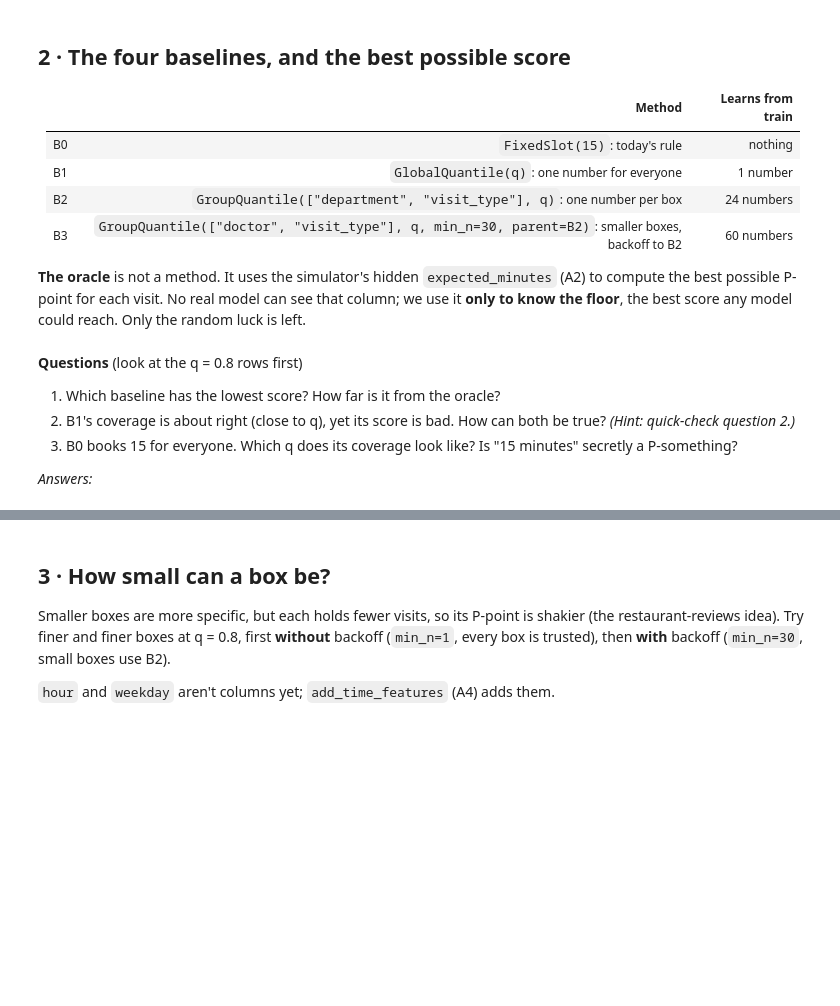
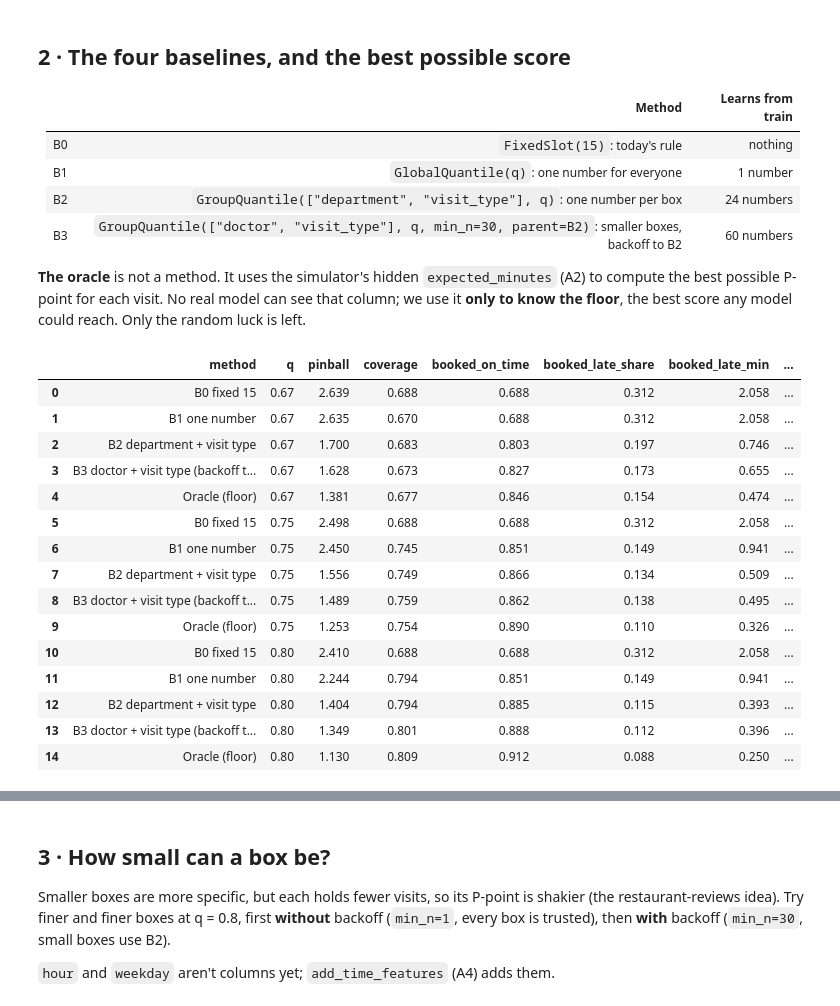
Before and after one commit to rocksolid911/slot-pred-using-lightGBM-XGBoost, a Jupyter notebook: notebooks/A05_baselines.ipynb, the cells around one changed output, grey strips where cells are left out. Drawn from its saved outputs; the diff is of its cells as text; code cells hidden in the pictures; blank space fills up the shorter version.

Commit message:
Lesson A5 done: score functions, baselines with backoff, June leaderboard and A5 lab page

```diff
--- a/notebooks/A05_baselines.ipynb
+++ b/notebooks/A05_baselines.ipynb
@@ -87,14 +95,34 @@ def baselines(q):
 # %%
 # TODO(you): build the June leaderboard for every q in Q_CANDIDATES.
 # For each q:
 #   for each (name, method) in baselines(q).items():
 #       method.fit(train); pred = method.predict(valid); add evaluate(y, pred, q, name) to a list
 #   also add evaluate(y, oracle_quantile(expected, q, NOISE_SIGMA), q, "Oracle (floor)")
 # Then: board = as_frame(rows); display it.
+
+rows = []
+for q in Q_CANDIDATES:
+    for name, method in baselines(q).items():
+        method.fit(train)
+        pred = method.predict(valid)
+        rows.append(evaluate(y, pred, q, name))
+    rows.append(evaluate(y, oracle_quantile(expected, q, NOISE_SIGMA), q, "Oracle (floor)"))
+board = as_frame(rows)
+display(board)
+# %% [output]
+|  | method | q | pinball | coverage | booked_on_time | booked_late_share | booked_late_min | ... |
+| 0 | B0 fixed 15 | 0.67 | 2.639 | 0.688 | 0.688 | 0.312 | 2.058 | ... |
+| 1 | B1 one number | 0.67 | 2.635 | 0.670 | 0.688 | 0.312 | 2.058 | ... |
+| 2 | B2 department + visit type | 0.67 | 1.700 | 0.683 | 0.803 | 0.197 | 0.746 | ... |
+| 3 | B3 doctor + visit type (backoff t... | 0.67 | 1.628 | 0.673 | 0.827 | 0.173 | 0.655 | ... |
+| 4 | Oracle (floor) | 0.67 | 1.381 | 0.677 | 0.846 | 0.154 | 0.474 | ... |
+| 5 | B0 fixed 15 | 0.75 | 2.498 | 0.688 | 0.688 | 0.312 | 2.058 | ... |
+| 6 | B1 one number | 0.75 | 2.450 | 0.745 | 0.851 | 0.149 | 0.941 | ... |
+| 7 | B2 department + visit type | 0.75 | 1.556 | 0.749 | 0.866 | 0.134 | 0.509 | ... |
+| 8 | B3 doctor + visit type (backoff t... | 0.75 | 1.489 | 0.759 | 0.862 | 0.138 | 0.495 | ... |
+| 9 | Oracle (floor) | 0.75 | 1.253 | 0.754 | 0.890 | 0.110 | 0.326 | ... |
+| 10 | B0 fixed 15 | 0.80 | 2.410 | 0.688 | 0.688 | 0.312 | 2.058 | ... |
+| 11 | B1 one number | 0.80 | 2.244 | 0.794 | 0.851 | 0.149 | 0.941 | ... |
+| 12 | B2 department + visit type | 0.80 | 1.404 | 0.794 | 0.885 | 0.115 | 0.393 | ... |
+| 13 | B3 doctor + visit type (backoff t... | 0.80 | 1.349 | 0.801 | 0.888 | 0.112 | 0.396 | ... |
+| 14 | Oracle (floor) | 0.80 | 1.130 | 0.809 | 0.912 | 0.088 | 0.250 | ... |
-# %% [markdown]
-**Questions** (look at the q = 0.8 rows first)
-1. Which baseline has the lowest score? How far is it from the oracle?
-2. B1's coverage is about right (close to q), yet its score is bad. How can both be true? *(Hint: quick-check question 2.)*
-3. B0 books 15 for everyone. Which q does its coverage look like? Is "15 minutes" secretly a P-something?
-
-*Answers:*
```
Also changed, not shown: parts of 10 cells of this notebook, 15 other files.
